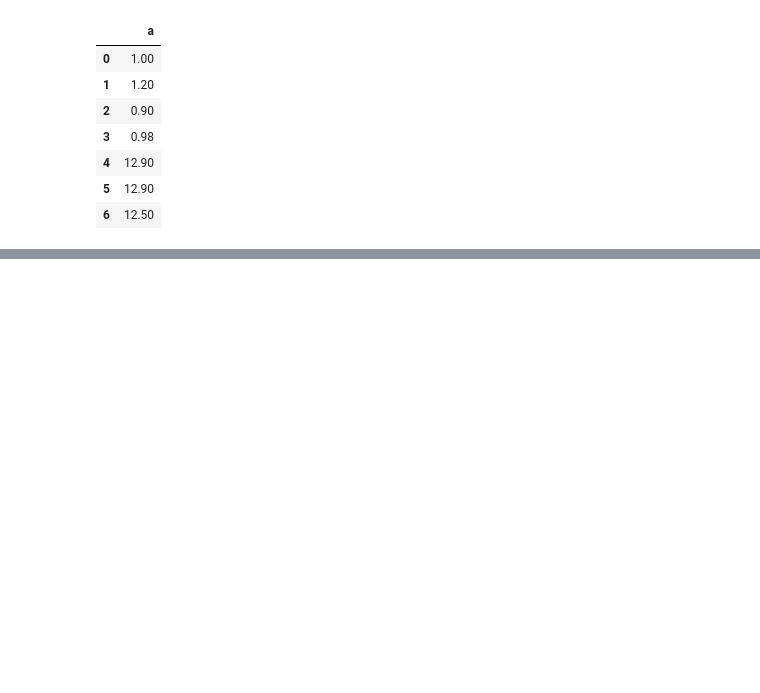
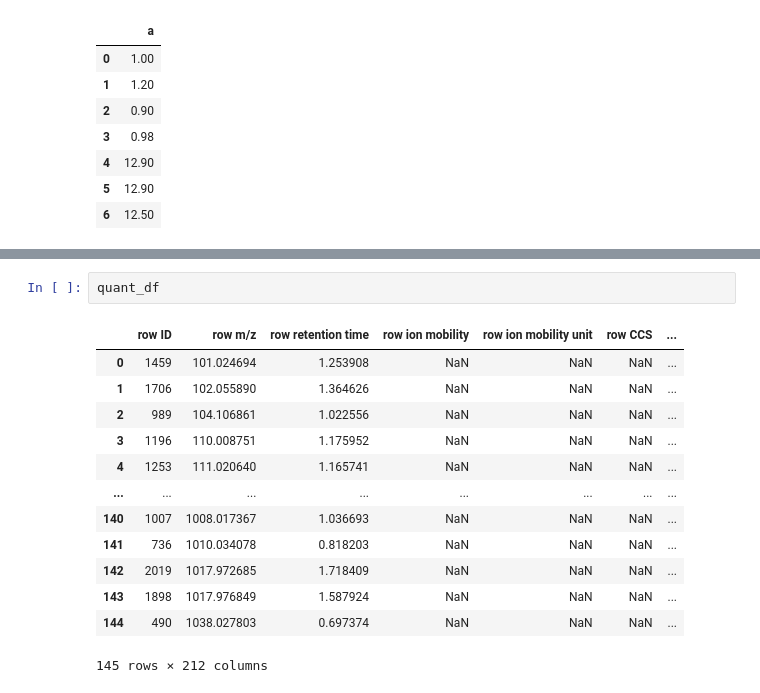
Before and after one commit to JosuaCarl/RAMPT, a Jupyter notebook: source/tryout.ipynb, the cells around one changed output, grey strips where cells are left out. Cells and saved outputs as stored; diff of their text form; blank space fills up the shorter version.

```diff
--- a/source/tryout.ipynb
+++ b/source/tryout.ipynb
@@ -56,0 +121,16 @@ NameError: name 'sep' is not defined
+# %%
+quant_df
+# %% [output]
+|  | row ID | row m/z | row retention time | row ion mobility | row ion mobility unit | row CCS | ... |
+| 0 | 1459 | 101.024694 | 1.253908 | NaN | NaN | NaN | ... |
+| 1 | 1706 | 102.055890 | 1.364626 | NaN | NaN | NaN | ... |
+| 2 | 989 | 104.106861 | 1.022556 | NaN | NaN | NaN | ... |
+| 3 | 1196 | 110.008751 | 1.175952 | NaN | NaN | NaN | ... |
+| 4 | 1253 | 111.020640 | 1.165741 | NaN | NaN | NaN | ... |
+| ... | ... | ... | ... | ... | ... | ... | ... |
+| 140 | 1007 | 1008.017367 | 1.036693 | NaN | NaN | NaN | ... |
+| 141 | 736 | 1010.034078 | 0.818203 | NaN | NaN | NaN | ... |
+| 142 | 2019 | 1017.972685 | 1.718409 | NaN | NaN | NaN | ... |
+| 143 | 1898 | 1017.976849 | 1.587924 | NaN | NaN | NaN | ... |
+| 144 | 490 | 1038.027803 | 0.697374 | NaN | NaN | NaN | ... |
+145 rows × 212 columns
```
Also changed, not shown: parts of 9 cells of this notebook, 6 other files.
